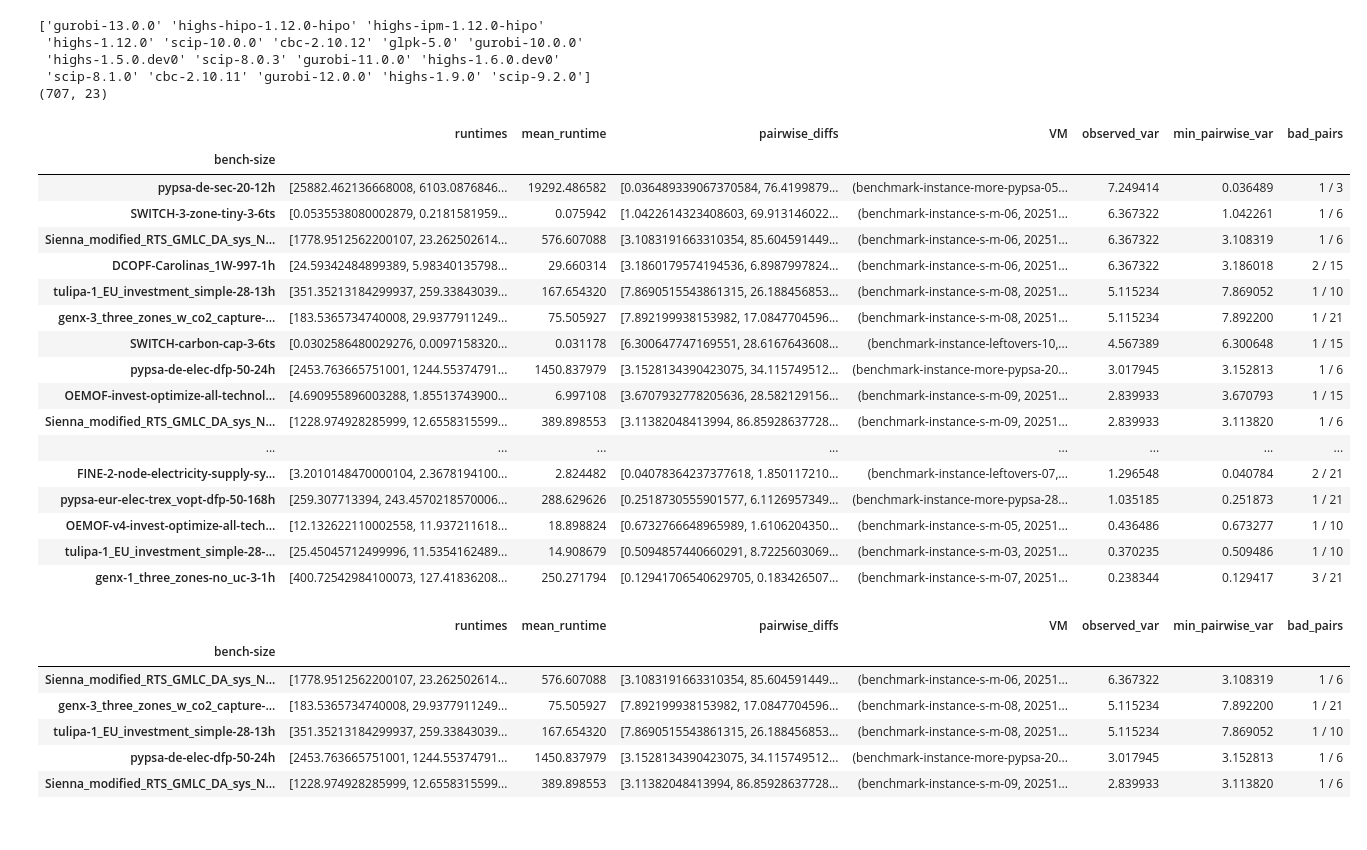
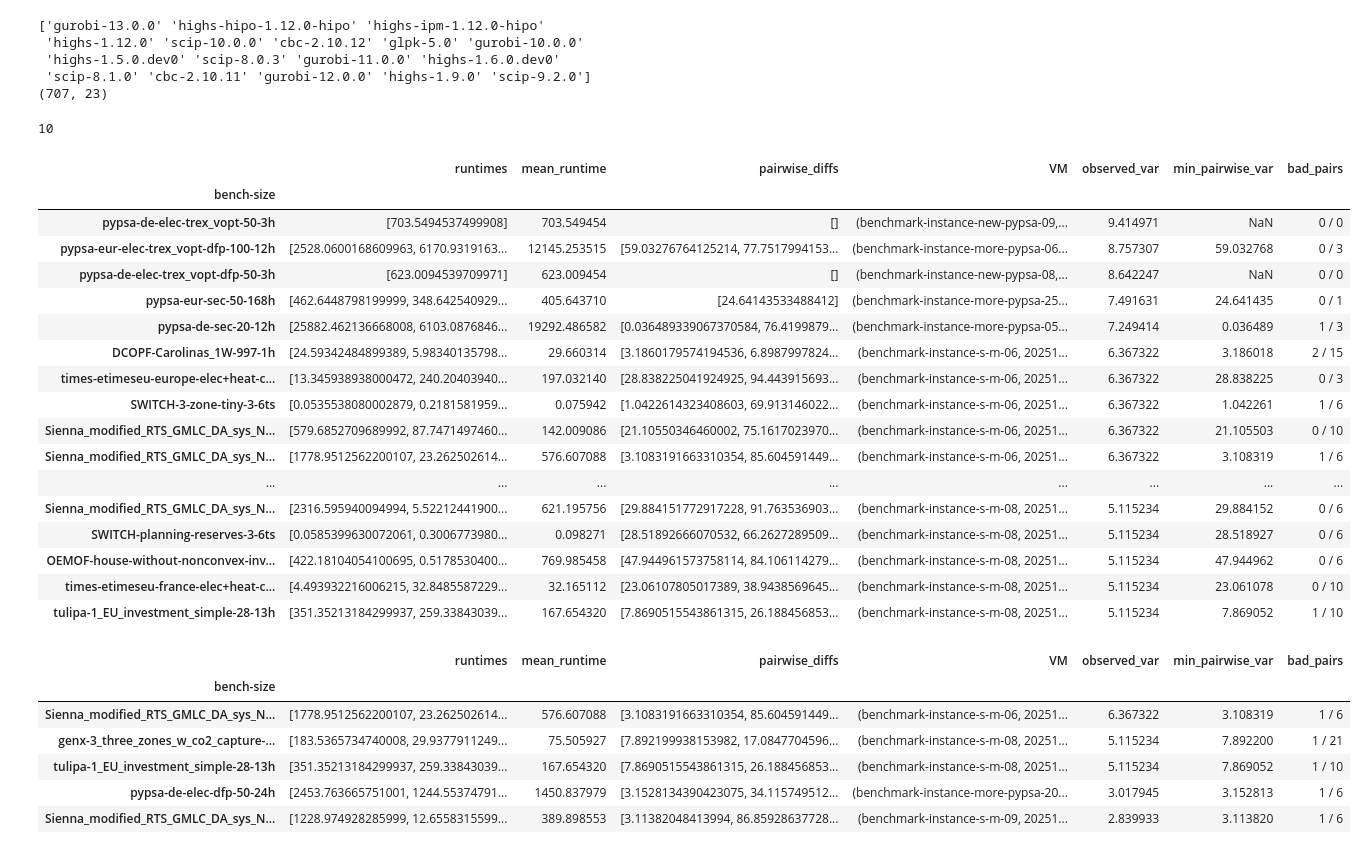
Before and after one commit to open-energy-transition/solver-benchmark, a Jupyter notebook: notebooks/run-v2.ipynb, the cells around one changed output. Cells and saved outputs as stored; diff of their text form; code cells hidden in the pictures.

```diff
--- a/notebooks/run-v2.ipynb
+++ b/notebooks/run-v2.ipynb
@@ -1471,28 +1467,31 @@ runtime_stats["bad_pairs"] = runtime_stats.apply(
 (707, 23)
 # %%
 # The benchmark instances where observed variation is greater than variation in runtimes
-runtime_stats.query("observed_var * 2 > min_pairwise_var").sort_values(
+to_rerun = runtime_stats.query("observed_var > 5").sort_values(
     "observed_var", ascending=False
 )
+print(len(to_rerun["VM"].unique()))
+to_rerun
 # %% [output]
+10
 |  | runtimes | mean_runtime | pairwise_diffs | VM | observed_var | min_pairwise_var | bad_pairs |
 | bench-size |  |  |  |  |  |  |  |
+| pypsa-de-elec-trex_vopt-50-3h | [703.5494537499908] | 703.549454 | [] | (benchmark-instance-new-pypsa-09,... | 9.414971 | NaN | 0 / 0 |
+| pypsa-eur-elec-trex_vopt-dfp-100-12h | [2528.0600168609963, 6170.9319163... | 12145.253515 | [59.03276764125214, 77.7517994153... | (benchmark-instance-more-pypsa-06... | 8.757307 | 59.032768 | 0 / 3 |
+| pypsa-de-elec-trex_vopt-dfp-50-3h | [623.0094539709971] | 623.009454 | [] | (benchmark-instance-new-pypsa-08,... | 8.642247 | NaN | 0 / 0 |
+| pypsa-eur-sec-50-168h | [462.6448798199999, 348.642540929... | 405.643710 | [24.64143533488412] | (benchmark-instance-more-pypsa-25... | 7.491631 | 24.641435 | 0 / 1 |
 | pypsa-de-sec-20-12h | [25882.462136668008, 6103.0876846... | 19292.486582 | [0.036489339067370584, 76.4199879... | (benchmark-instance-more-pypsa-05... | 7.249414 | 0.036489 | 1 / 3 |
+| DCOPF-Carolinas_1W-997-1h | [24.59342484899389, 5.98340135798... | 29.660314 | [3.1860179574194536, 6.8987997824... | (benchmark-instance-s-m-06, 20251... | 6.367322 | 3.186018 | 2 / 15 |
+| times-etimeseu-europe-elec+heat-c... | [13.345938938000472, 240.20403940... | 197.032140 | [28.838225041924925, 94.443915693... | (benchmark-instance-s-m-06, 20251... | 6.367322 | 28.838225 | 0 / 3 |
 | SWITCH-3-zone-tiny-3-6ts | [0.0535538080002879, 0.2181581959... | 0.075942 | [1.0422614323408603, 69.913146022... | (benchmark-instance-s-m-06, 20251... | 6.367322 | 1.042261 | 1 / 6 |
+| Sienna_modified_RTS_GMLC_DA_sys_N... | [579.6852709689992, 87.7471497460... | 142.009086 | [21.10550346460002, 75.1617023970... | (benchmark-instance-s-m-06, 20251... | 6.367322 | 21.105503 | 0 / 10 |
 | Sienna_modified_RTS_GMLC_DA_sys_N... | [1778.9512562200107, 23.262502614... | 576.607088 | [3.1083191663310354, 85.604591449... | (benchmark-instance-s-m-06, 20251... | 6.367322 | 3.108319 | 1 / 6 |
-| DCOPF-Carolinas_1W-997-1h | [24.59342484899389, 5.98340135798... | 29.660314 | [3.1860179574194536, 6.8987997824... | (benchmark-instance-s-m-06, 20251... | 6.367322 | 3.186018 | 2 / 15 |
+| ... | ... | ... | ... | ... | ... | ... | ... |
+| Sienna_modified_RTS_GMLC_DA_sys_N... | [2316.595940094994, 5.52212441900... | 621.195756 | [29.884151772917228, 91.763536903... | (benchmark-instance-s-m-08, 20251... | 5.115234 | 29.884152 | 0 / 6 |
+| SWITCH-planning-reserves-3-6ts | [0.0585399630072061, 0.3006773980... | 0.098271 | [28.51892666070532, 66.2627289509... | (benchmark-instance-s-m-08, 20251... | 5.115234 | 28.518927 | 0 / 6 |
+| OEMOF-house-without-nonconvex-inv... | [422.18104054100695, 0.5178530400... | 769.985458 | [47.944961573758114, 84.106114279... | (benchmark-instance-s-m-08, 20251... | 5.115234 | 47.944962 | 0 / 6 |
+| times-etimeseu-france-elec+heat-c... | [4.493932216006215, 32.8485587229... | 32.165112 | [23.06107805017389, 38.9438569645... | (benchmark-instance-s-m-08, 20251... | 5.115234 | 23.061078 | 0 / 10 |
 | tulipa-1_EU_investment_simple-28-13h | [351.35213184299937, 259.33843039... | 167.654320 | [7.8690515543861315, 26.188456853... | (benchmark-instance-s-m-08, 20251... | 5.115234 | 7.869052 | 1 / 10 |
-| genx-3_three_zones_w_co2_capture-... | [183.5365734740008, 29.9377911249... | 75.505927 | [7.892199938153982, 17.0847704596... | (benchmark-instance-s-m-08, 20251... | 5.115234 | 7.892200 | 1 / 21 |
-| SWITCH-carbon-cap-3-6ts | [0.0302586480029276, 0.0097158320... | 0.031178 | [6.300647747169551, 28.6167643608... | (benchmark-instance-leftovers-10,... | 4.567389 | 6.300648 | 1 / 15 |
-| pypsa-de-elec-dfp-50-24h | [2453.763665751001, 1244.55374791... | 1450.837979 | [3.1528134390423075, 34.115749512... | (benchmark-instance-more-pypsa-20... | 3.017945 | 3.152813 | 1 / 6 |
-| OEMOF-invest-optimize-all-technol... | [4.690955896003288, 1.85513743900... | 6.997108 | [3.6707932778205636, 28.582129156... | (benchmark-instance-s-m-09, 20251... | 2.839933 | 3.670793 | 1 / 15 |
-| Sienna_modified_RTS_GMLC_DA_sys_N... | [1228.974928285999, 12.6558315599... | 389.898553 | [3.11382048413994, 86.85928637728... | (benchmark-instance-s-m-09, 20251... | 2.839933 | 3.113820 | 1 / 6 |
-| ... | ... | ... | ... | ... | ... | ... | ... |
-| FINE-2-node-electricity-supply-sy... | [3.2010148470000104, 2.3678194100... | 2.824482 | [0.04078364237377618, 1.850117210... | (benchmark-instance-leftovers-07,... | 1.296548 | 0.040784 | 2 / 21 |
-| pypsa-eur-elec-trex_vopt-dfp-50-168h | [259.307713394, 243.4570218570006... | 288.629626 | [0.2518730555901577, 6.1126957349... | (benchmark-instance-more-pypsa-28... | 1.035185 | 0.251873 | 1 / 21 |
-| OEMOF-v4-invest-optimize-all-tech... | [12.132622110002558, 11.937211618... | 18.898824 | [0.6732766648965989, 1.6106204350... | (benchmark-instance-s-m-05, 20251... | 0.436486 | 0.673277 | 1 / 10 |
-| tulipa-1_EU_investment_simple-28-... | [25.45045712499996, 11.5354162489... | 14.908679 | [0.5094857440660291, 8.7225603069... | (benchmark-instance-s-m-03, 20251... | 0.370235 | 0.509486 | 1 / 10 |
-| genx-1_three_zones-no_uc-3-1h | [400.72542984100073, 127.41836208... | 250.271794 | [0.12941706540629705, 0.183426507... | (benchmark-instance-s-m-07, 20251... | 0.238344 | 0.129417 | 3 / 21 |
 # %%
 # Cases where observed variation would affect a pair of solvers, and where we are likely to be able to differentiate those solvers on a more accurate run
 runtime_stats.query(
```
Also changed, not shown: parts of 1 cell of this notebook, 2 other files.
